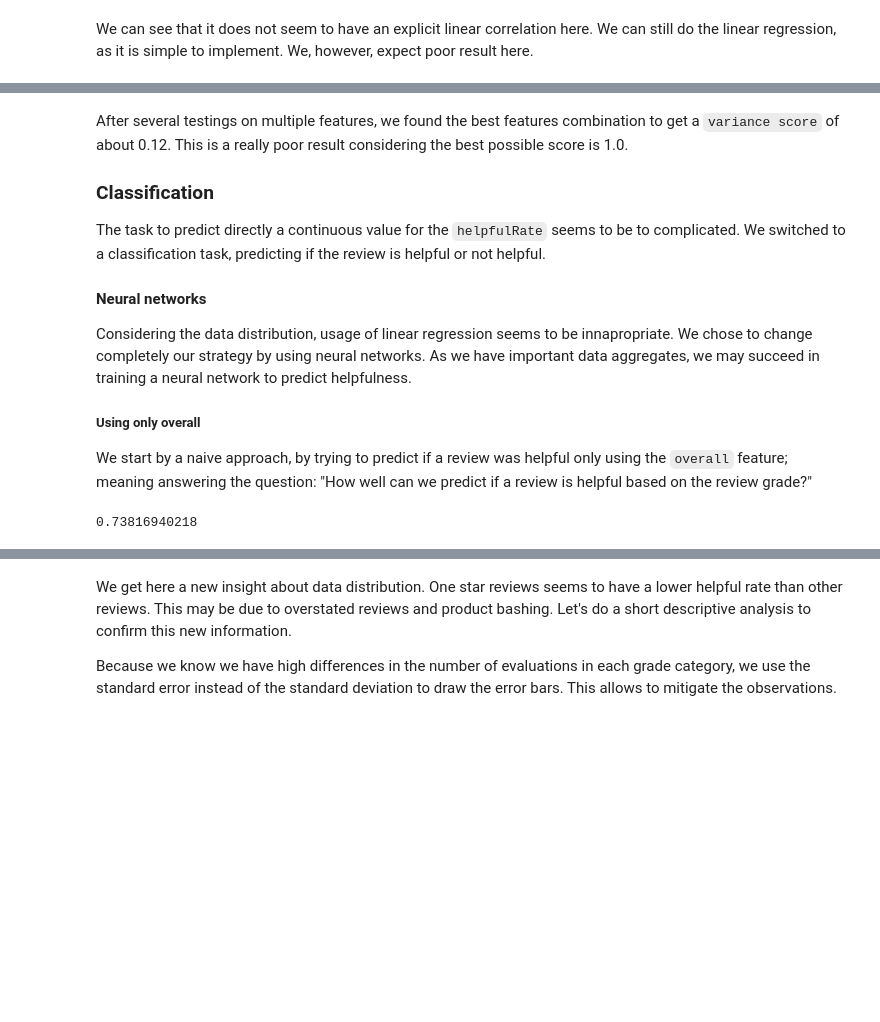
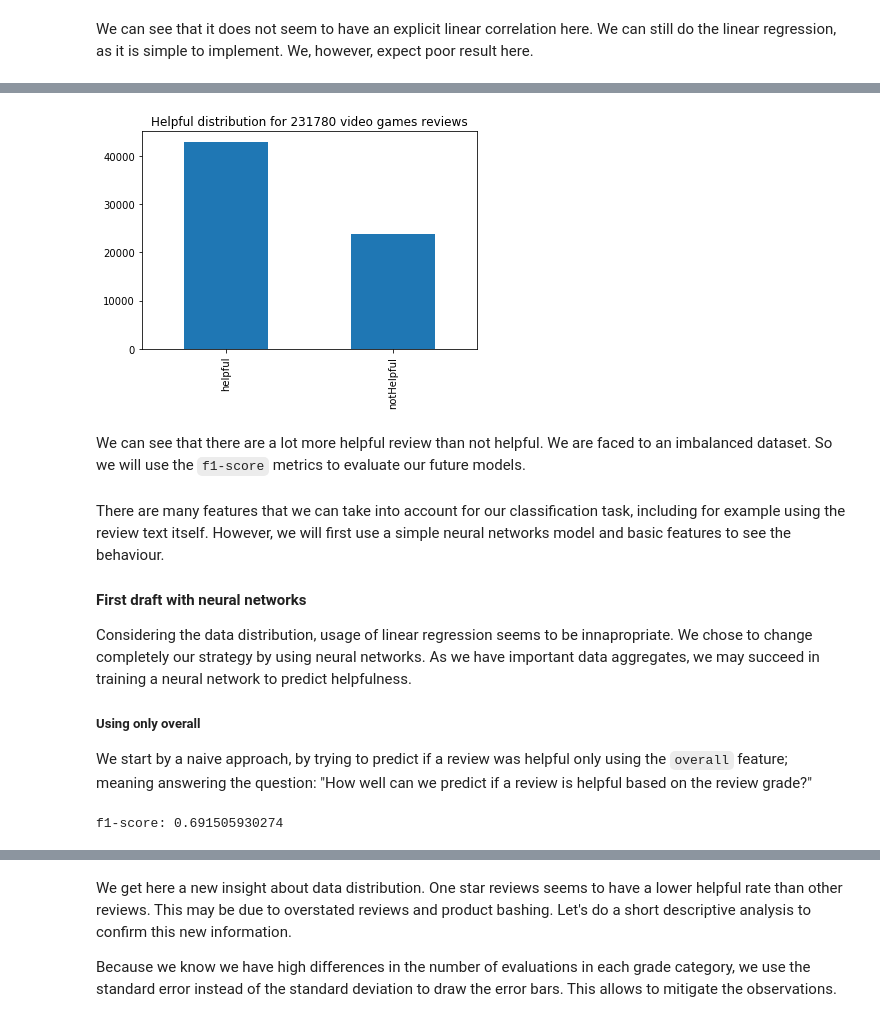
Before and after one commit to adamazon/adamazon-code, a Jupyter notebook: Project.ipynb, the cells around one changed output, grey strips where cells are left out. Saved outputs shown, nothing was run; the diff lists cells and outputs as text; code cells hidden in the pictures; blank space fills up the shorter version.

Commit message:
F1 score and use label encoder

```diff
--- a/Project.ipynb
+++ b/Project.ipynb
@@ -738,11 +746,27 @@ explained_variance_score(y_cv, pred)
+# %%
+# We only analyse reviews with an helpful rate...
+helpful_video_games = video_games[video_games.helpfulRate >= 0]
+
+# We also take only reviews with a minimum of three evaluations, to avoid bias
+helpful_video_games = helpful_video_games[video_games.helpfulCount > 3]
+
+# We clusterize our data into two categories: helpful and non-helpful reviews
+helpful_video_games['wasHelpful'] = helpful_video_games['helpfulRate'].apply(lambda x: 'helpful' if x > 0.5 else 'notHelpful')
+# %%
+groupby_helpful = helpful_video_games.groupby('wasHelpful')
+
+groupby_helpful['overall'].count().plot.bar(title='Helpful distribution for ' + str(len(video_games)) + ' video games reviews');
+ax1 = plt.axes()
+ax1.xaxis.label.set_visible(False)
+plt.show()
+# %% [output]
+[figure, added]
+# %% [markdown]
+We can see that there are a lot more helpful review than not helpful. We are faced to an imbalanced dataset. So we will use the `f1-score` metrics to evaluate our future models.
 # %% [markdown]
-After several testings on multiple features, we found the best features combination to get a `variance score` of about 0.12. This is a really poor result considering the best possible score is 1.0.
+There are many features that we can take into account for our classification task, including for example using the review text itself. However, we will first use a simple neural networks model and basic features to see the behaviour.
 
-### Classification
-
-The task to predict directly a continuous value for the `helpfulRate` seems to be to complicated. We switched to a classification task, predicting if the review is helpful or not helpful.
-
-#### Neural networks
+#### First draft with neural networks
 
 Considering the data distribution, usage of linear regression seems to be innapropriate. We chose to change completely our strategy by using neural networks. As we have important data aggregates, we may succeed in training a neural network to predict helpfulness.
 
@@ -765,19 +797,10 @@ def train_network(dataset, features, max_iter):
 
     return clf, x, y
-# %%
-from sklearn.neural_network import MLPClassifier
-from sklearn.metrics import accuracy_score
-
-# We only analyse reviews with an helpful rate...
-helpful_video_games = video_games[video_games.helpfulRate >= 0]
-
-# We also take only reviews with a minimum of three evaluations, to avoid bias
-helpful_video_games = helpful_video_games[video_games.helpfulCount > 3]
-
-# We clusterize our data into two categories: helpful and non-helpful reviews
-helpful_video_games['wasHelpful'] = helpful_video_games.helpfulRate >= 0.5
-
-clf, x, y = train_network(helpful_video_games, ['overall'], 20)
-# %% [output]
-0.73816940218
+# %%
+from sklearn.neural_network import MLPClassifier
+from sklearn.metrics import accuracy_score
+
+clf, x, y = train_network(helpful_video_games, ['overall'], 20)
+# %% [output]
+f1-score: 0.691505930274
 # %% [markdown]
```
Also changed, not shown: parts of 23 cells of this notebook.
